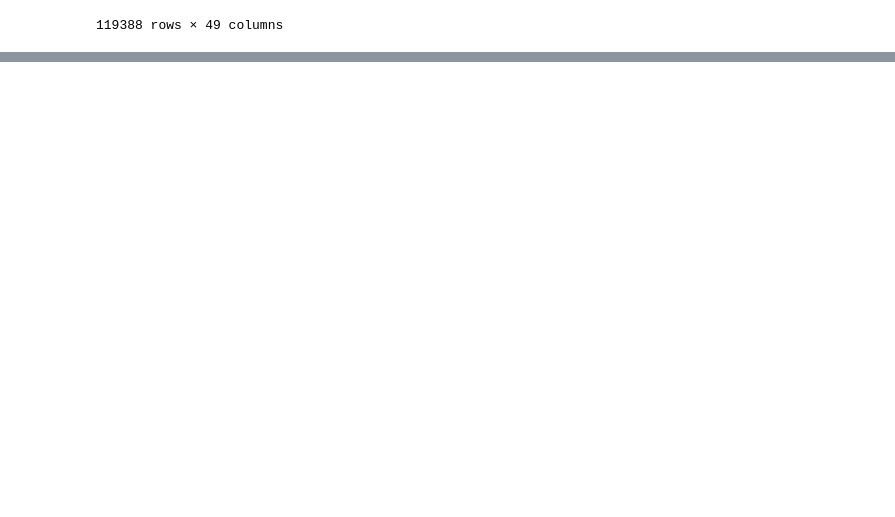
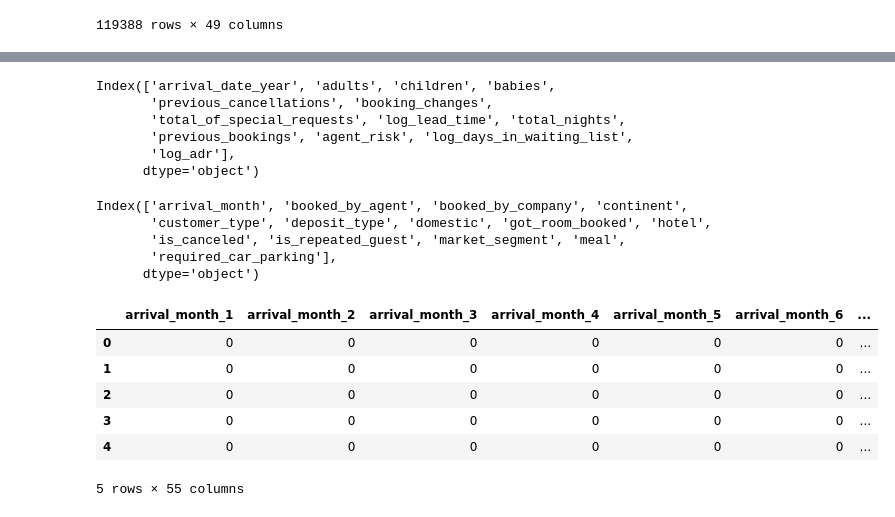
Before and after one commit to wenchengking/End-to-End-Hotel-Booking-Cancellation-Machine-Learning-Model, a Jupyter notebook: 03_Data_Cleaning/Clean_data.ipynb, the cells around one changed output, grey strips where cells are left out. Cells and saved outputs as stored; diff of their text form; code cells hidden in the pictures; blank space fills up the shorter version.

Commit message:
Updated cleaning steps
1. Removed some columns
2. One-hot encoded categorical variables, saved a new csv file

```diff
--- a/03_Data_Cleaning/Clean_data.ipynb
+++ b/03_Data_Cleaning/Clean_data.ipynb
@@ -107,7 +107,7 @@ data_clean['continent'], data_clean['sub_continent'] = data_clean['continent'].f
 
 # Wencheng's cleaning
 #how many you book before = previous cancellation + previous not cancellation
-data_clean["total_booked"] = data_clean["previous_cancellations"]+data_clean["previous_bookings_not_canceled"]
+data_clean["previous_bookings"] = data_clean["previous_cancellations"]+data_clean["previous_bookings_not_canceled"]
 
 #whether you get the same room: 1=you get you booked room, 0=no
 data_clean["got_room_booked"]  = np.where(data_clean['reserved_room_type'] == data_clean['assigned_room_type'],1,0)
@@ -126,7 +126,7 @@ bins = [0,1895, 5685, 13264] #the max cancellation for agent is 13264
 labels = ['1', '2', '3']#we group three bin to make sure that each bin share the rough balancen. 1=less cancel,2=moderate cancel,3=heavy cancel
 agent_risk_dict = dict(zip(agent_cancellations.index, pd.cut(agent_cancellations["is_canceled"], bins=bins, labels=labels)))
 data_clean["agent_risk"] = data_clean["agent"].map(agent_risk_dict)
-data_clean["agent_risk"] = np.where(data_clean["agent_risk"].isna(),"unclassified",data_clean["agent_risk"])
+data_clean["agent_risk"] = pd.to_numeric(np.where(data_clean["agent_risk"].isna(),0,data_clean["agent_risk"])) # if no agent, then agent_risk = 0
 #we group the agent into different level based on cancellation rate, but there are some agent (304) whose the booking is never cancelled
 #therefore, we regard null values and agent that is never cancelling as a unclassified
 
@@ -164,14 +164,14 @@ data_clean
 # %%
 # --- Remove old columns and useless columns  ---
 # Variables to remove
-cols_rm = ["company",
+cols_rm = ["company", #'sub_continent',
            "arrival_date_month",'arrival_date_week_number','arrival_date_day_of_month',"lead_time",
            'stays_in_week_nights','stays_in_weekend_nights', 'total_nights_bucket', #total_nights_bucekt can be replaced by total_nights
-           'country',
+           'country', 'arrival_date',
            "previous_bookings_not_canceled",
            "reserved_room_type",
-           "assigned_room_type",
-           "agent",
+           "assigned_room_type", 'distribution_channel',
+           "agent", "agent_new", 'sub_continent',
            "days_in_waiting_list", "adr", "reservation_status", "reservation_status_date", "required_car_parking_spaces"]
 
 # Drop columns
@@ -181,16 +181,19 @@ data_clean.drop(cols_rm, axis = 1, inplace = True)
 # Categorical variables
 categorical_vars = ["is_canceled",
                     "arrival_month",# add total_nights_bucket if not removed
-                    "meal", "market_segment", "distribution_channel", "continent",
-                    "sub_continent", 'domestic',
+                    "meal", "market_segment", #"distribution_channel",
+                    "continent", 'is_repeated_guest',
+                    'domestic',
                     "got_room_booked",
-                    #"booked_by_agent",
-                    "agent_new","booked_by_agent","agent_risk",
+                    "booked_by_agent",
                     "customer_type", "booked_by_company", "required_car_parking"]
 
 # Convert to category type
 data_clean[categorical_vars] = data_clean[categorical_vars].astype("category")
 
+# Convert to numerical
+data_clean['children'] = pd.to_numeric(data_clean['children'], downcast = 'integer')
+
 # Check datatypes
 data_clean.dtypes
 # %% [output]
@@ -216,0 +223,30 @@ data_clean.to_csv("../02_Data/hotel_bookings_clean.csv", index = False)
+# %%
+# One-hot encoding the categorical variables
+num = data_clean.describe().columns # column names of numerical columns
+print(num)
+# %% [output]
+Index(['arrival_date_year', 'adults', 'children', 'babies',
+       'previous_cancellations', 'booking_changes',
+       'total_of_special_requests', 'log_lead_time', 'total_nights',
+       'previous_bookings', 'agent_risk', 'log_days_in_waiting_list',
+       'log_adr'],
+      dtype='object')
+# %%
+cat = data_clean.columns.difference(num) # column names of categorical columns
+print(cat)
+
+data_clean_dum_cat = pd.get_dummies(data_clean[cat])
+data_clean_dum_cat.head(5)
+# %% [output]
+Index(['arrival_month', 'booked_by_agent', 'booked_by_company', 'continent',
+       'customer_type', 'deposit_type', 'domestic', 'got_room_booked', 'hotel',
+       'is_canceled', 'is_repeated_guest', 'market_segment', 'meal',
+       'required_car_parking'],
+      dtype='object')
+|  | arrival_month_1 | arrival_month_2 | arrival_month_3 | arrival_month_4 | arrival_month_5 | arrival_month_6 | ... |
+| 0 | 0 | 0 | 0 | 0 | 0 | 0 | ... |
+| 1 | 0 | 0 | 0 | 0 | 0 | 0 | ... |
+| 2 | 0 | 0 | 0 | 0 | 0 | 0 | ... |
+| 3 | 0 | 0 | 0 | 0 | 0 | 0 | ... |
+| 4 | 0 | 0 | 0 | 0 | 0 | 0 | ... |
+5 rows × 55 columns
```
Also changed, not shown: parts of 4 cells of this notebook, 2 other files.
